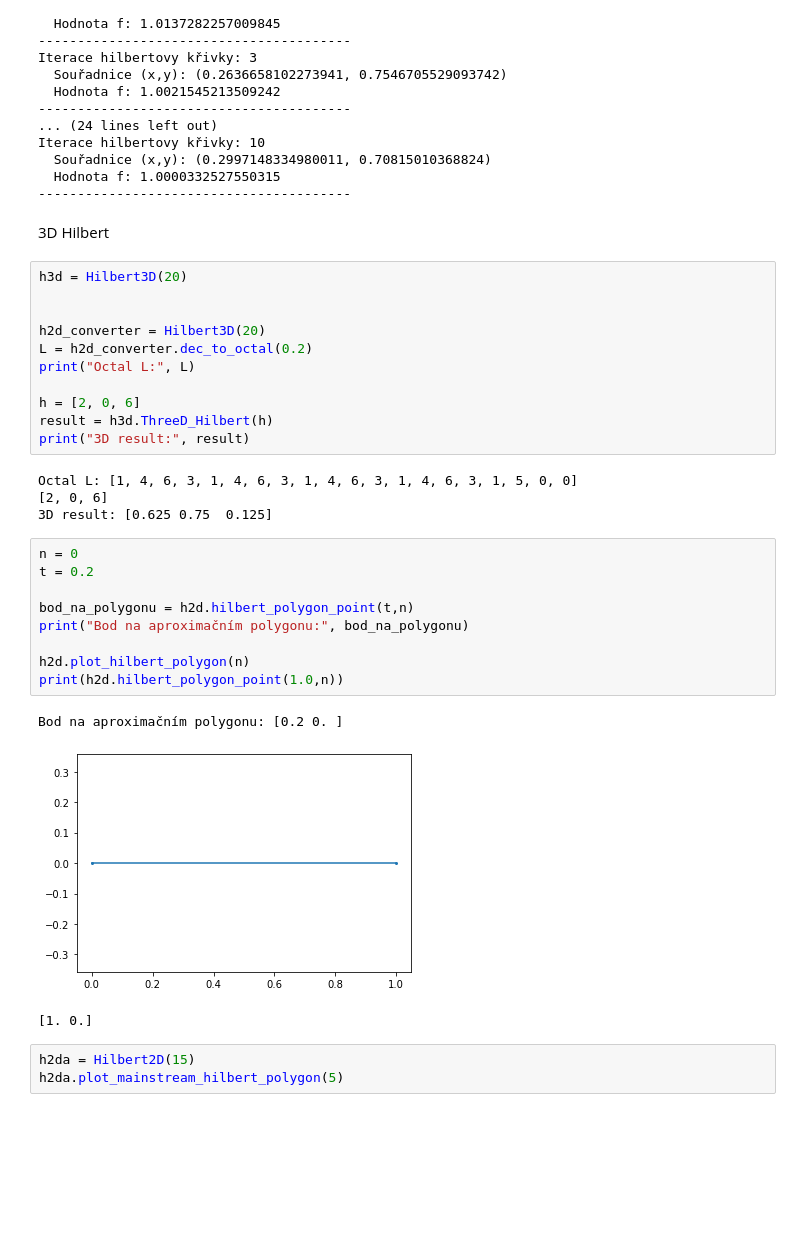
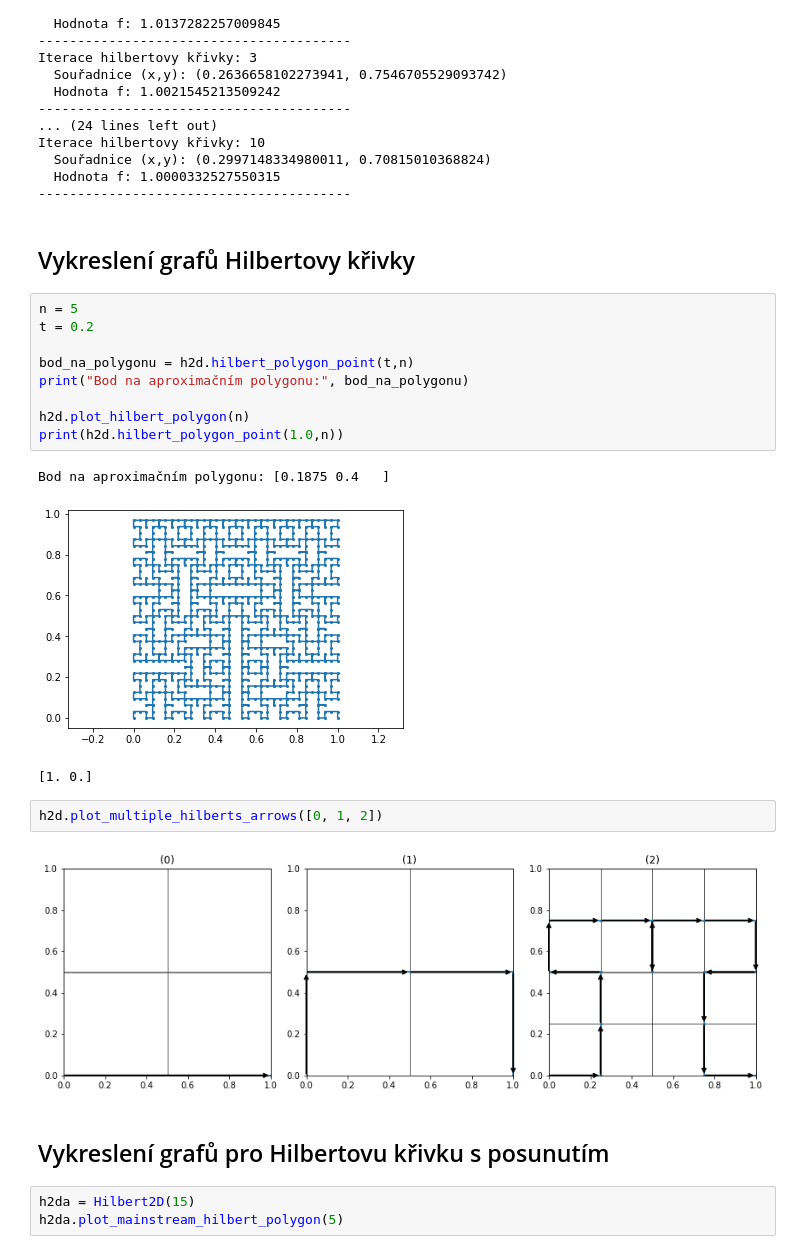
Before and after one commit to NIE0087/BP---prostor-vyplnujici-krivky, a Jupyter notebook: example.ipynb, the cells around one changed output. Saved outputs shown, nothing was run; the diff lists cells and outputs as text; blank space fills up the shorter version.

```diff
--- a/example.ipynb
+++ b/example.ipynb
@@ -83,36 +85,27 @@ Iterace hilbertovy křivky: 10
   Souřadnice (x,y): (0.2997148334980011, 0.70815010368824)
   Hodnota f: 1.0000332527550315
 ----------------------------------------
-# %% [markdown]
-3D Hilbert
-# %%
-h3d = Hilbert3D(20)
-
-
-h2d_converter = Hilbert3D(20)
-L = h2d_converter.dec_to_octal(0.2)
-print("Octal L:", L)
-
-h = [2, 0, 6]
-result = h3d.ThreeD_Hilbert(h)
-print("3D result:", result)
-# %% [output]
-Octal L: [1, 4, 6, 3, 1, 4, 6, 3, 1, 4, 6, 3, 1, 4, 6, 3, 1, 5, 0, 0]
-[2, 0, 6]
-3D result: [0.625 0.75  0.125]
+# %% [markdown]
+## Vykreslení grafů Hilbertovy křivky
 # %%
-n = 0
+n = 5
 t = 0.2
 
 bod_na_polygonu = h2d.hilbert_polygon_point(t,n)
 print("Bod na aproximačním polygonu:", bod_na_polygonu)
 
 h2d.plot_hilbert_polygon(n)
 print(h2d.hilbert_polygon_point(1.0,n))
 # %% [output]
-Bod na aproximačním polygonu: [0.2 0. ]
+Bod na aproximačním polygonu: [0.1875 0.4   ]
-[figure, old version]
+[figure, new version]
 [1. 0.]
+# %%
+h2d.plot_multiple_hilberts_arrows([0, 1, 2])
+# %% [output]
+[figure]
+# %% [markdown]
+## Vykreslení grafů pro Hilbertovu křivku s posunutím
 # %%
 h2da = Hilbert2D(15)
 h2da.plot_mainstream_hilbert_polygon(5)
```
Also changed, not shown: parts of 17 cells of this notebook.
